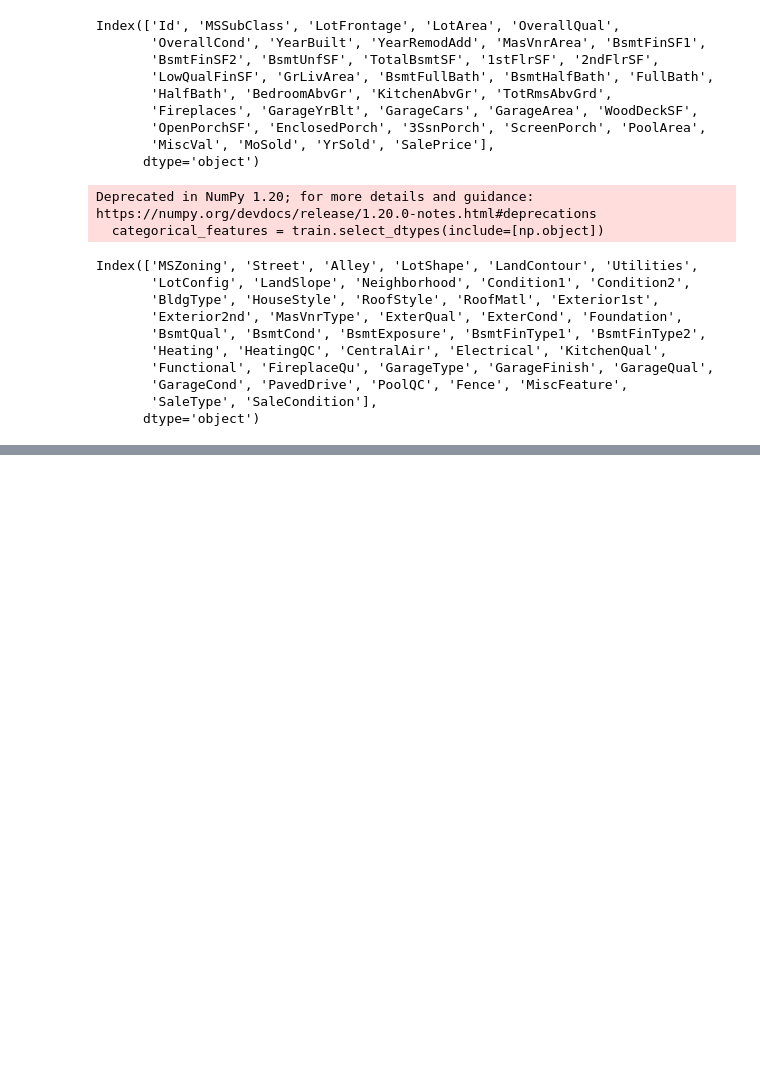
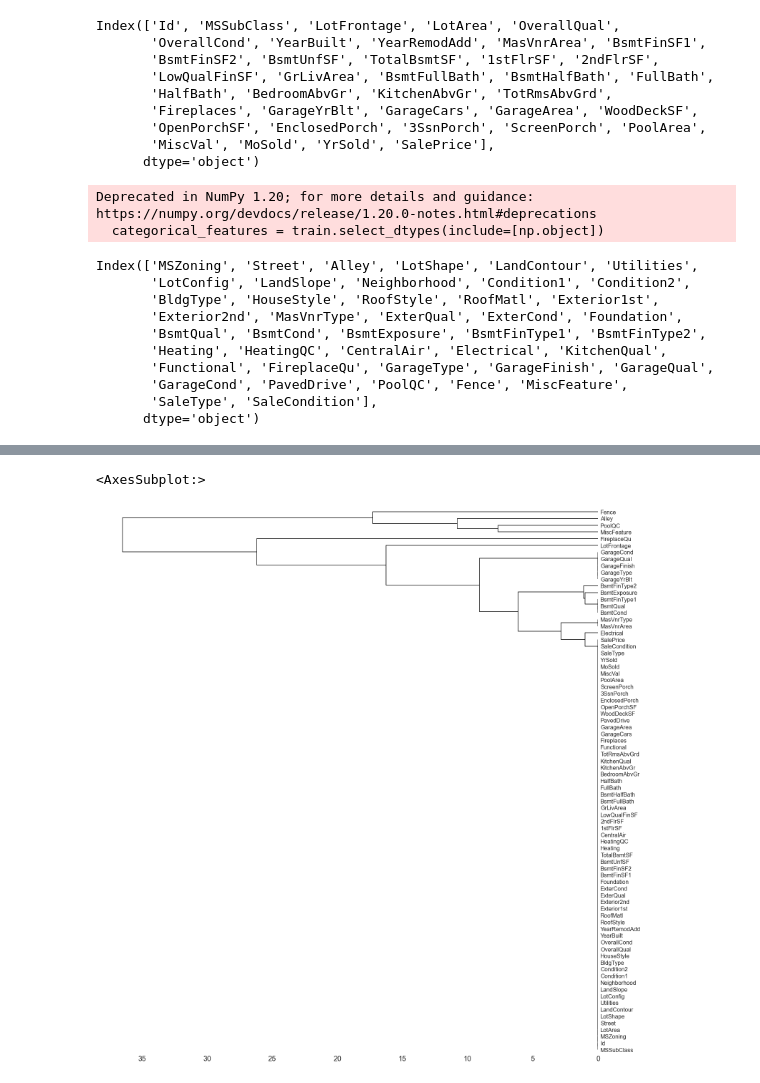
Before and after one commit to KamiLimu1/Data_Science2022, a Jupyter notebook: TutorialOnExplanatoryDataAnalysis.ipynb, the cells around one changed output, grey strips where cells are left out. Drawn from its saved outputs; the diff is of its cells as text; code cells hidden in the pictures; blank space fills up the shorter version.

```diff
--- a/TutorialOnExplanatoryDataAnalysis.ipynb
+++ b/TutorialOnExplanatoryDataAnalysis.ipynb
@@ -86,0 +97,5 @@ msno.matrix(train.sample(250))
+# %%
+msno.dendrogram(train)
+# %% [output]
+<AxesSubplot:>
+[figure, added]
```
Also changed, not shown: parts of 3 cells of this notebook.
